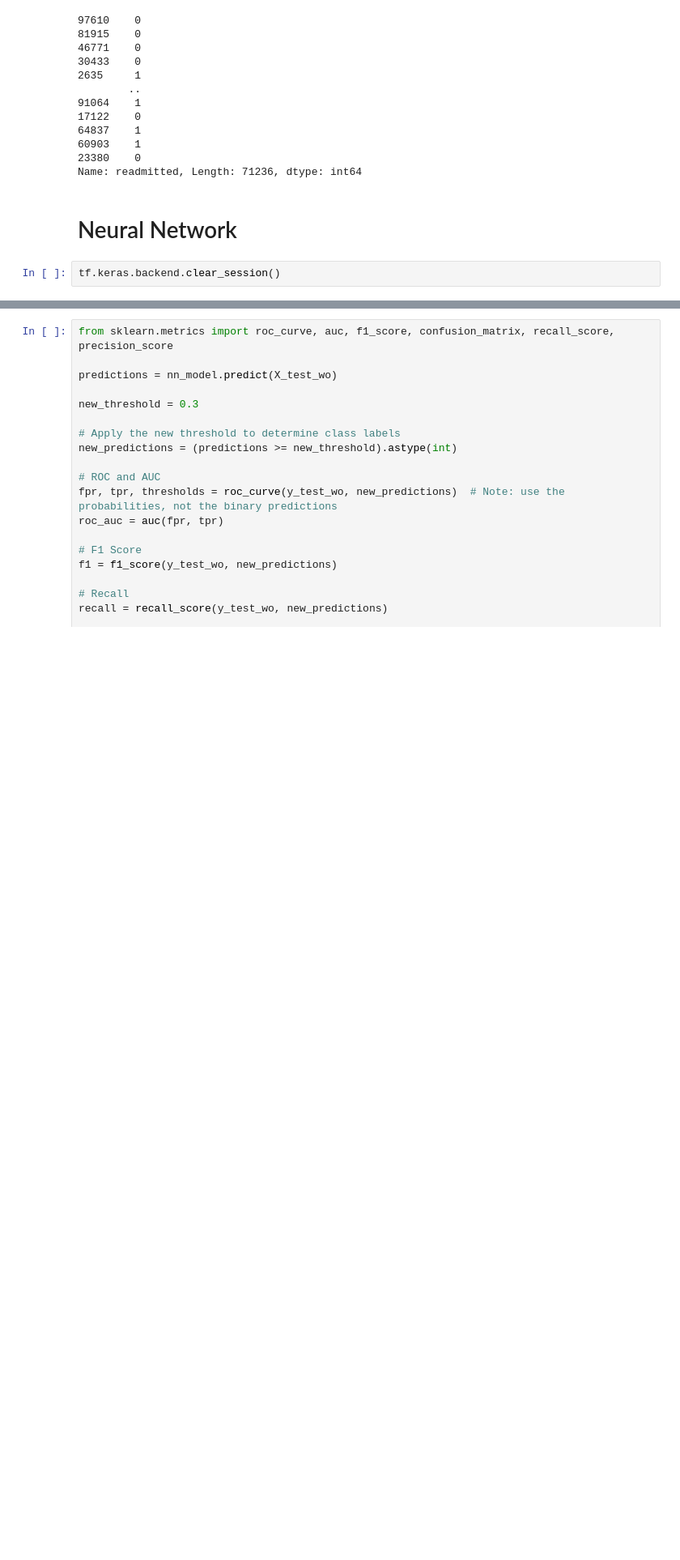
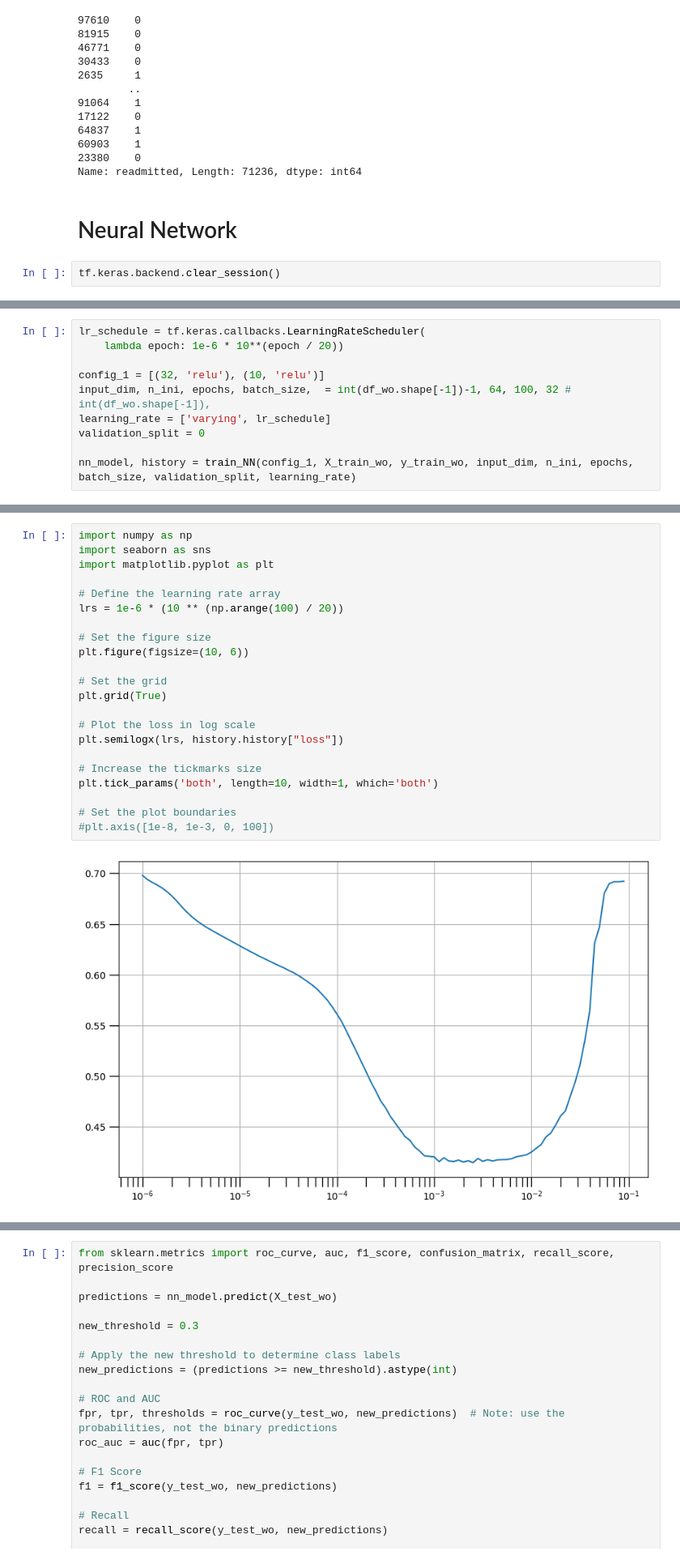
Before and after one commit to kkdsdesilva/diabetes-ucidata, a Jupyter notebook: notebooks/models/model_test.ipynb, the cells around one changed output, grey strips where cells are left out. Shown: that part at 81% size. Saved outputs shown, nothing was run; the diff lists cells and outputs as text; blank space fills up the shorter version.

```diff
--- a/notebooks/models/model_test.ipynb
+++ b/notebooks/models/model_test.ipynb
@@ -88,0 +92,10 @@ tf.keras.backend.clear_session()
+# %%
+lr_schedule = tf.keras.callbacks.LearningRateScheduler(
+    lambda epoch: 1e-6 * 10**(epoch / 20))
+
+config_1 = [(32, 'relu'), (10, 'relu')]
+input_dim, n_ini, epochs, batch_size,  = int(df_wo.shape[-1])-1, 64, 100, 32 # int(df_wo.shape[-1]),
+learning_rate = ['varying', lr_schedule]
+validation_split = 0
+
+nn_model, history = train_NN(config_1, X_train_wo, y_train_wo, input_dim, n_ini, epochs, batch_size, validation_split, learning_rate)
@@ -88,0 +105,24 @@ tf.keras.backend.clear_session()
+# %%
+import numpy as np
+import seaborn as sns
+import matplotlib.pyplot as plt
+
+# Define the learning rate array
+lrs = 1e-6 * (10 ** (np.arange(100) / 20))
+
+# Set the figure size
+plt.figure(figsize=(10, 6))
+
+# Set the grid
+plt.grid(True)
+
+# Plot the loss in log scale
+plt.semilogx(lrs, history.history["loss"])
+
+# Increase the tickmarks size
+plt.tick_params('both', length=10, width=1, which='both')
+
+# Set the plot boundaries
+#plt.axis([1e-8, 1e-3, 0, 100])
+# %% [output]
+[figure, added]
```
Also changed, not shown: parts of 6 cells of this notebook, 1 other file.
